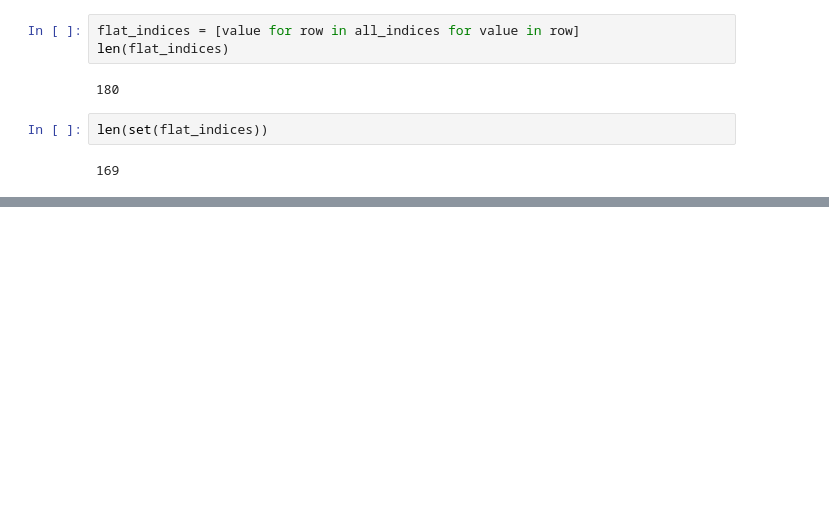
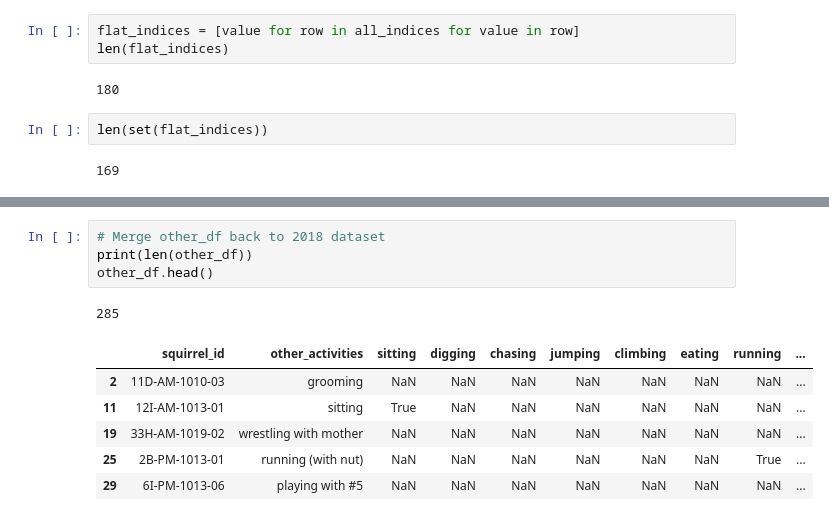
Before and after one commit to alyssahondrade/we-the-new-york-city-squirrels, a Jupyter notebook: squirrel_cleaning.ipynb, the cells around one changed output, grey strips where cells are left out. Saved outputs shown, nothing was run; the diff lists cells and outputs as text; blank space fills up the shorter version.

```diff
--- a/squirrel_cleaning.ipynb
+++ b/squirrel_cleaning.ipynb
@@ -883,3 +884,15 @@ reduced_other.tail(60)
 | 1898 | 12H-PM-1007-03 | peanuts | NaN | NaN | NaN | NaN | NaN | NaN | NaN | ... |
 | 1912 | 11D-AM-1010-08 | drinking | NaN | NaN | NaN | NaN | NaN | NaN | NaN | ... |
 | 1915 | 35E-AM-1020-02 | cleaning herself | NaN | NaN | NaN | NaN | NaN | NaN | NaN | ... |
+# %%
+# Merge other_df back to 2018 dataset
+print(len(other_df))
+other_df.head()
+# %% [output]
+285
+|  | squirrel_id | other_activities | sitting | digging | chasing | jumping | climbing | eating | running | ... |
+| 2 | 11D-AM-1010-03 | grooming | NaN | NaN | NaN | NaN | NaN | NaN | NaN | ... |
+| 11 | 12I-AM-1013-01 | sitting | True | NaN | NaN | NaN | NaN | NaN | NaN | ... |
+| 19 | 33H-AM-1019-02 | wrestling with mother | NaN | NaN | NaN | NaN | NaN | NaN | NaN | ... |
+| 25 | 2B-PM-1013-01 | running (with nut) | NaN | NaN | NaN | NaN | NaN | NaN | True | ... |
+| 29 | 6I-PM-1013-06 | playing with #5 | NaN | NaN | NaN | NaN | NaN | NaN | NaN | ... |
```
Also changed, not shown: parts of 4 cells of this notebook.
